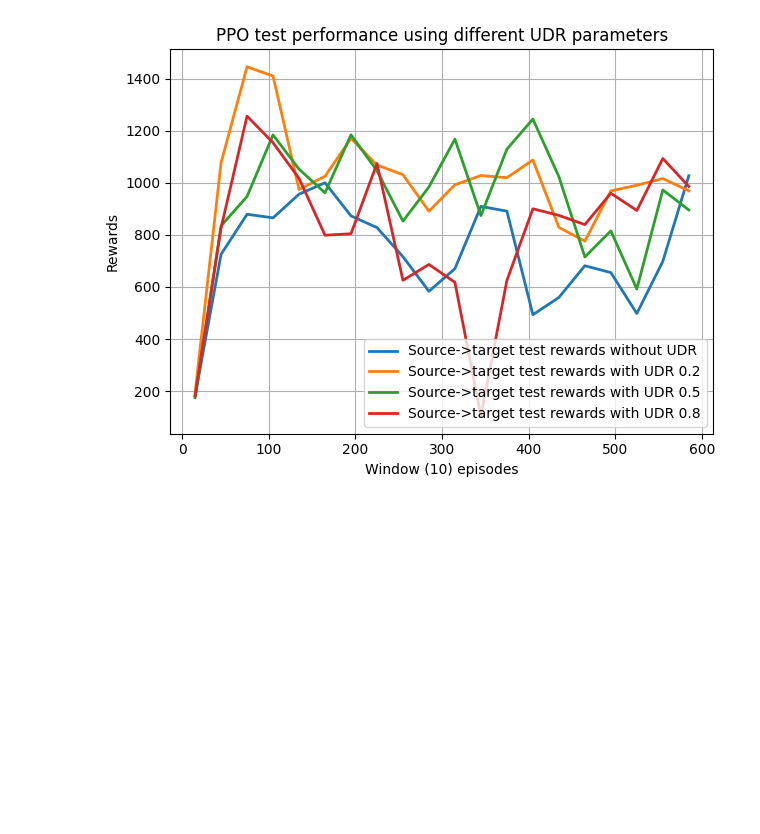
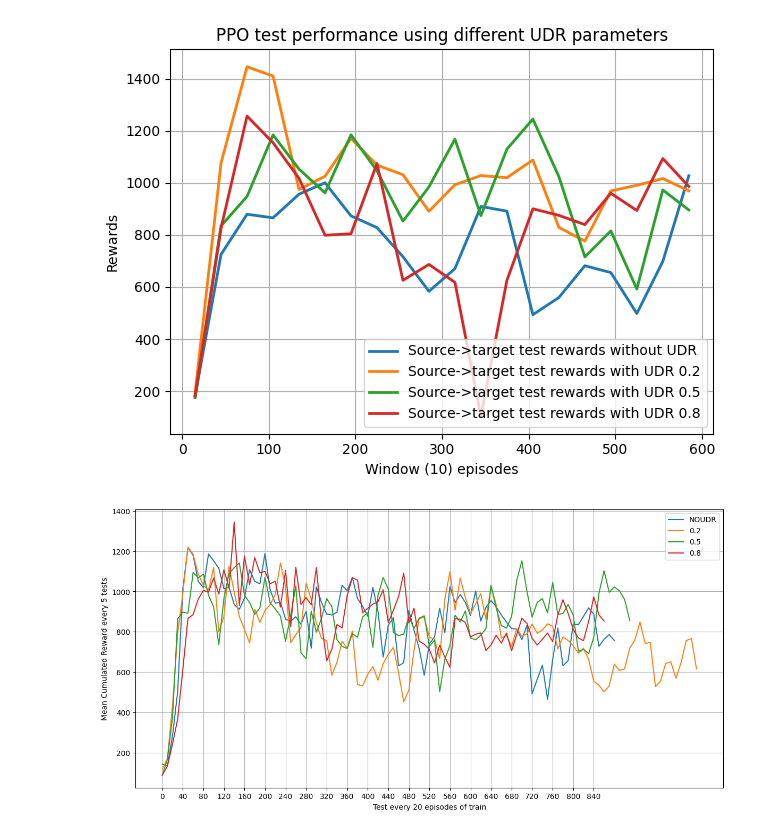
Before and after one commit to beppSpedicato/ReinforceLearning, a Jupyter notebook: ppo_udr.ipynb, the cells around one changed output. Drawn from its saved outputs; the diff is of its cells as text; code cells hidden in the pictures; blank space fills up the shorter version.

```diff
--- a/ppo_udr.ipynb
+++ b/ppo_udr.ipynb
@@ -108,3 +108,81 @@ plt.tight_layout()
 plt.show()
 # %% [output]
 [figure]
+# %%
+import matplotlib.pyplot as plt
+
+labels = ['NOUDR', '0.2', '0.5','0.8']
+def plot_group_means_no_window(file_list):
+    assert len(file_list) % 3 == 0, "Il numero di file deve essere un multiplo di 3"
+
+    plt.figure(figsize=(12, 6))  # Un unico grafico per tutti i gruppi
+
+    for i in range(0, len(file_list), 3):
+        group = file_list[i:i+3]
+        all_values = []
+
+        for filename in group:
+            with open(filename, 'r') as f:
+                lines = f.readlines()
+                # Salta la prima riga (presumibilmente intestazione)
+                values = [float(line.strip()) for line in lines[1:]]
+                all_values.append(values)
+
+        # Taglia tutti alla lunghezza minima comune
+        min_len = min(len(v) for v in all_values)
+        all_values = [v[:min_len] for v in all_values]
+
+        # Calcola la media per episodio
+        pointwise_mean = [
+            sum(vals) / len(vals)
+            for vals in zip(*all_values)
+        ]
+
+        # Raggruppa ogni 50 valori e calcola la media per blocco
+        block_size = 10
+        num_blocks = len(pointwise_mean) // block_size
+        pointwise_mean_blocked = [
+        sum(pointwise_mean[i*block_size:(i+1)*block_size]) / block_size
+        for i in range(num_blocks)]
+
+        # Plot
+        plt.plot(pointwise_mean_blocked, markersize=3, label=labels[i//3])
+    # Numero di blocchi plottati
+    # Numero di blocchi plottati
+    num_blocks = len(pointwise_mean_blocked)
+
+    tick_interval = 4  # ogni 4 blocchi * 5 episodi = ogni 20 episodi
+
+    xticks_positions = list(range(0, num_blocks, tick_interval))
+    xticks_labels = [str(i * block_size) for i in xticks_positions]
+
+    plt.xticks(xticks_positions, xticks_labels)
+
+    plt.xlabel('Test every 20 episodes of train')
+    plt.ylabel('Mean Cumulated Reward every 5 tests')
+    plt.grid(True)
+    plt.legend()
+    plt.tight_layout()
+    plt.show()
+
+file_list = [
+    'trained-models/udr/seed-10/no-udr/test_rewards_CustomHopper-target-v0.txt',
+    'trained-models/udr/seed-10/0.2/test_rewards_CustomHopper-target-v0.txt',
+    'trained-models/udr/seed-10/0.5/test_rewards_CustomHopper-target-v0.txt',
+    'trained-models/udr/seed-10/0.8/test_rewards_CustomHopper-target-v0.txt',
+
+    'trained-models/udr/seed-20/no-udr/test_rewards_CustomHopper-target-v0.txt',
+    'trained-models/udr/seed-20/0.2/test_rewards_CustomHopper-target-v0.txt',
+    'trained-models/udr/seed-20/0.5/test_rewards_CustomHopper-target-v0.txt',
+    'trained-models/udr/seed-20/0.8/test_rewards_CustomHopper-target-v0.txt',
+
+
+    'trained-models/udr/seed-40/no-udr/test_rewards_CustomHopper-target-v0.txt',
+    'trained-models/udr/seed-40/0.2/test_rewards_CustomHopper-target-v0.txt',
+    'trained-models/udr/seed-40/0.5/test_rewards_CustomHopper-target-v0.txt',
+    'trained-models/udr/seed-40/0.8/test_rewards_CustomHopper-target-v0.txt'
+]
+
+plot_group_means_no_window(file_list)
+# %% [output]
+[figure, added]
```
Also changed, not shown: 1 other file.
